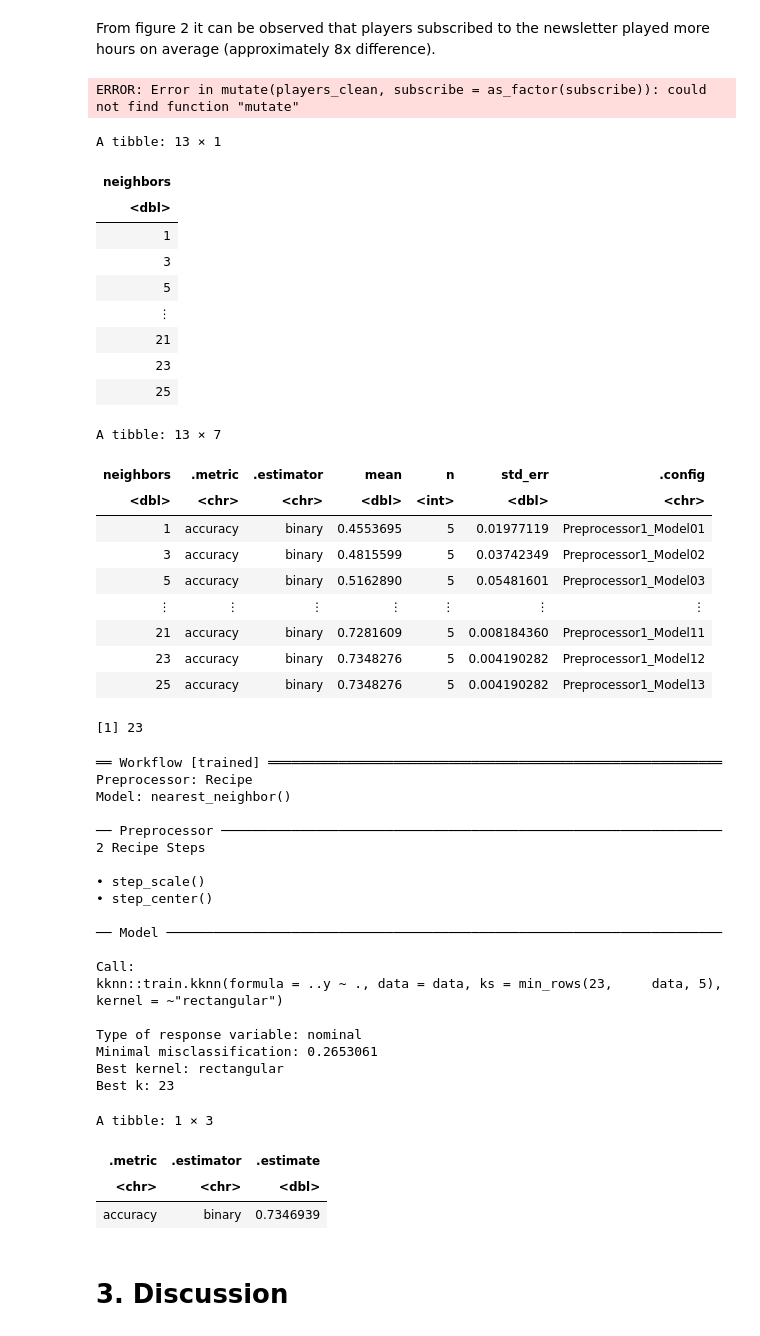
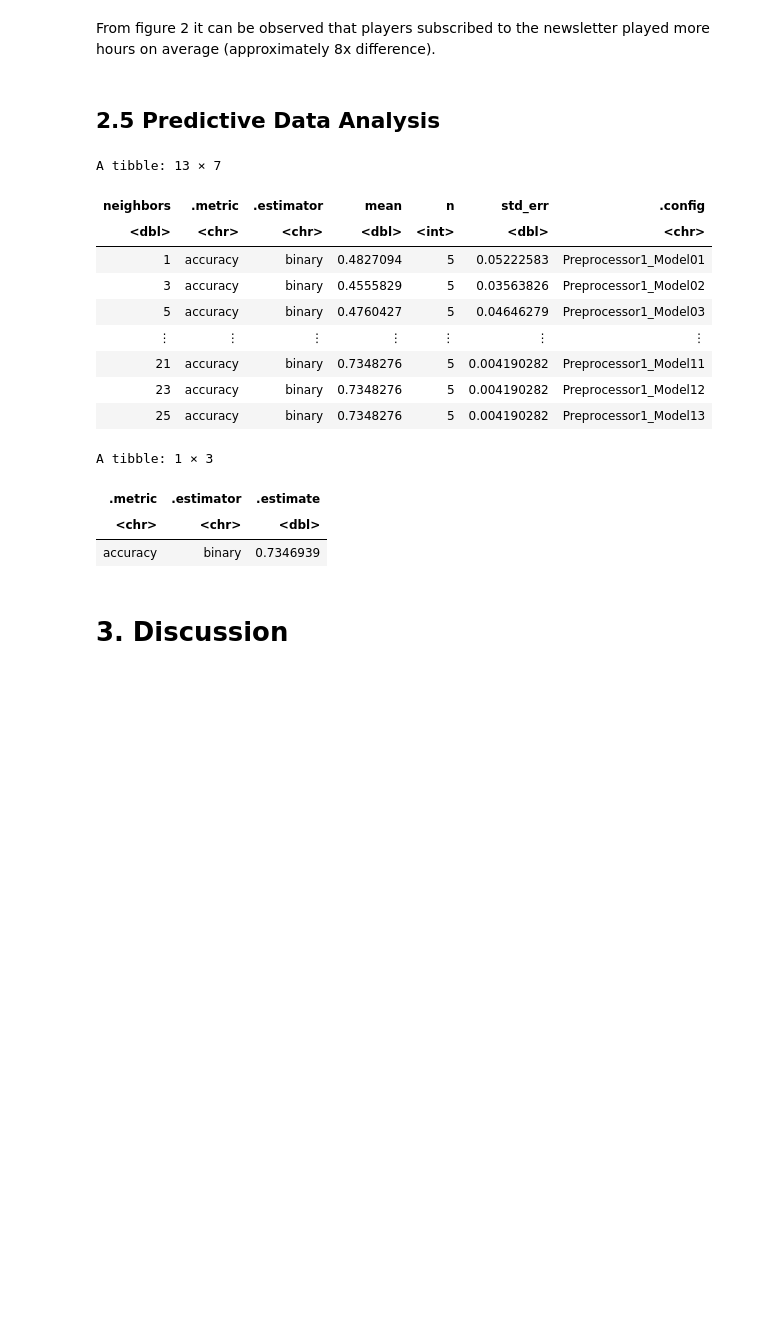
Before and after one commit to JLin4115/gp_dsci_17, a Jupyter notebook: Project group17 report.ipynb, the cells around one changed output. Cells and saved outputs as stored; diff of their text form; code cells hidden in the pictures; blank space fills up the shorter version.

Commit message:
Classification fix
fixed error

```diff
--- a/Project group17 report.ipynb
+++ b/Project group17 report.ipynb
@@ -164,7 +164,11 @@ ggplot(players_count, aes(x=subscribe, y = played_hours_average, fill = subscrib
 [figure]
 # %% [markdown]
 From figure 2 it can be observed that players subscribed to the newsletter played more hours on average (approximately 8x difference).
+# %% [markdown]
+## 2.5 Predictive Data Analysis
 # %%
+k_vals <- tibble(neighbors = seq(from = 1, to = 25, by = 2))
+
 players_knn <- players_clean |>
   mutate(subscribe = as_factor(subscribe))
 
@@ -173,7 +177,6 @@ players_split <- initial_split(players_knn, prop = 0.75, strata = subscribe)
 players_training <- training(players_split)
 players_testing  <- testing(players_split)
 
-nrow(players_training)
 
 players_recipe <- recipe(subscribe ~ experience + played_hours, data = players_training) |>
   step_scale(all_predictors()) |>
@@ -185,10 +188,6 @@ knn_spec <- nearest_neighbor(weight_func = "rectangular",neighbors = tune()) |>
   set_mode("classification")
 
 players_vfold <- vfold_cv(players_training, v = 5, strata = subscribe)
-
-k_vals <- tibble(neighbors = seq(from = 1, to = 25, by = 2))
-
-k_vals
 
 
 knn_results <- workflow() |>
@@ -204,82 +203,49 @@ accuracies
 
 best_k <- accuracies |>
   arrange(desc(mean)) |>
   slice(1) |>
   pull(neighbors)
 
-best_k
 
 players_recipe_final <- recipe(subscribe ~ experience + played_hours, data = players_training) |>
   step_scale(all_predictors()) |>
   step_center(all_predictors())
 
 knnspec_final <- nearest_neighbor(
   weight_func = "rectangular",
   neighbors   = best_k) |>
   set_engine("kknn") |>
   set_mode("classification")
 
 knn_fit <- workflow() |>
   add_recipe(players_recipe_final) |>
   add_model(knnspec_final) |>
   fit(data = players_training)
 
-knn_fit
 
 players_test_predictions <- predict(knn_fit, players_testing) |>
   bind_cols(players_testing)
 
-players_accuracy <- players_test_predictions |>
+players_test_accuracy <- players_test_predictions |>
   metrics(truth = subscribe, estimate = .pred_class) |>
   filter(.metric == "accuracy")
 
-players_accuracy
+players_test_accuracy
 # %% [output]
-ERROR: Error in mutate(players_clean, subscribe = as_factor(subscribe)): could not find function "mutate"
+A tibble: 13 × 7
+| neighbors | .metric | .estimator | mean | n | std_err | .config |
+| <dbl> | <chr> | <chr> | <dbl> | <int> | <dbl> | <chr> |
+| 1 | accuracy | binary | 0.4827094 | 5 | 0.05222583 | Preprocessor1_Model01 |
+| 3 | accuracy | binary | 0.4555829 | 5 | 0.03563826 | Preprocessor1_Model02 |
+| 5 | accuracy | binary | 0.4760427 | 5 | 0.04646279 | Preprocessor1_Model03 |
+| ⋮ | ⋮ | ⋮ | ⋮ | ⋮ | ⋮ | ⋮ |
+| 21 | accuracy | binary | 0.7348276 | 5 | 0.004190282 | Preprocessor1_Model11 |
+| 23 | accuracy | binary | 0.7348276 | 5 | 0.004190282 | Preprocessor1_Model12 |
+| 25 | accuracy | binary | 0.7348276 | 5 | 0.004190282 | Preprocessor1_Model13 |
-A tibble: 13 × 1
+A tibble: 1 × 3
-| neighbors |
-| <dbl> |
-| 1 |
-| 3 |
-| 5 |
-| ⋮ |
-| 21 |
-| 23 |
-| 25 |
-A tibble: 13 × 7
-| neighbors | .metric | .estimator | mean | n | std_err | .config |
-| <dbl> | <chr> | <chr> | <dbl> | <int> | <dbl> | <chr> |
-| 1 | accuracy | binary | 0.4553695 | 5 | 0.01977119 | Preprocessor1_Model01 |
-| 3 | accuracy | binary | 0.4815599 | 5 | 0.03742349 | Preprocessor1_Model02 |
-| 5 | accuracy | binary | 0.5162890 | 5 | 0.05481601 | Preprocessor1_Model03 |
-| ⋮ | ⋮ | ⋮ | ⋮ | ⋮ | ⋮ | ⋮ |
-| 21 | accuracy | binary | 0.7281609 | 5 | 0.008184360 | Preprocessor1_Model11 |
-| 23 | accuracy | binary | 0.7348276 | 5 | 0.004190282 | Preprocessor1_Model12 |
-| 25 | accuracy | binary | 0.7348276 | 5 | 0.004190282 | Preprocessor1_Model13 |
+| .metric | .estimator | .estimate |
+| <chr> | <chr> | <dbl> |
+| accuracy | binary | 0.7346939 |
-[1] 23
-══ Workflow [trained] ══════════════════════════════════════════════════════════
-Preprocessor: Recipe
-Model: nearest_neighbor()
-
-── Preprocessor ────────────────────────────────────────────────────────────────
-2 Recipe Steps
-
-• step_scale()
-• step_center()
-
-── Model ───────────────────────────────────────────────────────────────────────
-
-Call:
-kknn::train.kknn(formula = ..y ~ ., data = data, ks = min_rows(23,     data, 5), kernel = ~"rectangular")
-
-Type of response variable: nominal
-Minimal misclassification: 0.2653061
-Best kernel: rectangular
-Best k: 23
-A tibble: 1 × 3
-| .metric | .estimator | .estimate |
-| <chr> | <chr> | <dbl> |
-| accuracy | binary | 0.7346939 |
 # %% [markdown]
 # 3. Discussion
 # %% [markdown]
```
Also changed, not shown: parts of 1 cell of this notebook.
